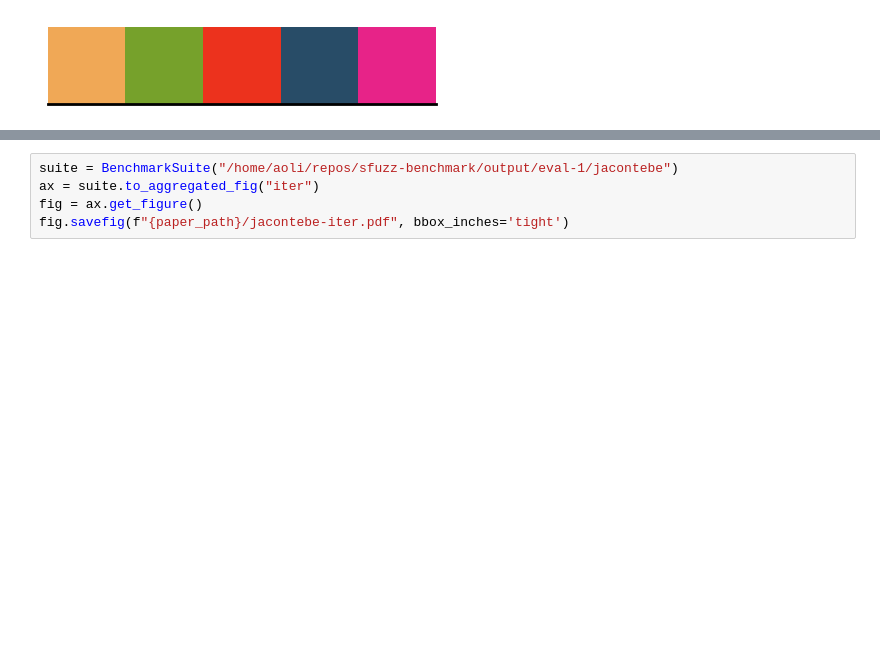
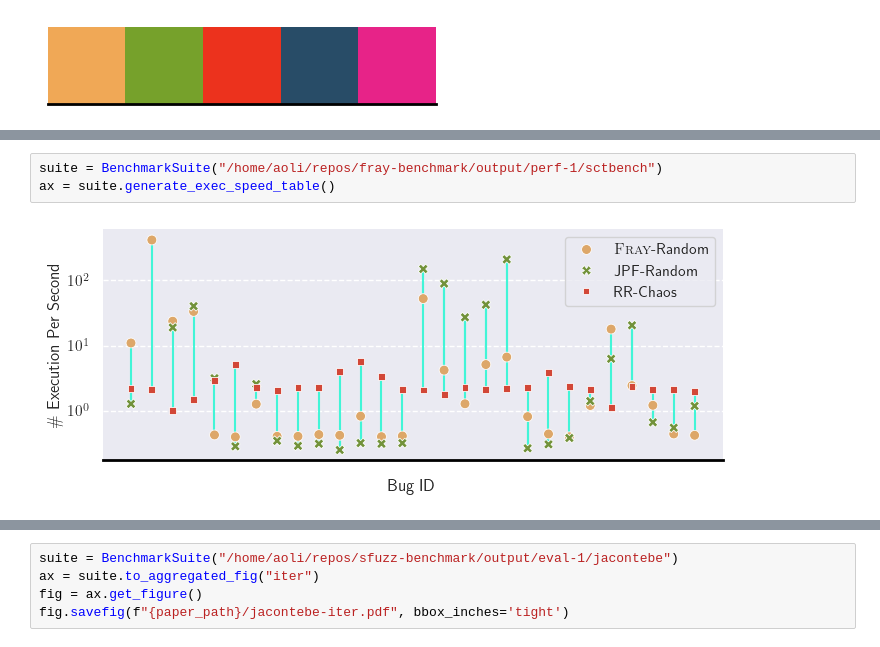
Before and after one commit to cmu-pasta/fray-benchmark, a Jupyter notebook: fray_benchmark/visualizer/playground.ipynb, the cells around one changed output, grey strips where cells are left out. Cells and saved outputs as stored; diff of their text form; blank space fills up the shorter version.

```diff
--- a/fray_benchmark/visualizer/playground.ipynb
+++ b/fray_benchmark/visualizer/playground.ipynb
@@ -18,3 +18,8 @@ ax = suite.to_aggregated_fig("time")
+# %%
+suite = BenchmarkSuite("/home/aoli/repos/fray-benchmark/output/perf-1/sctbench")
+ax = suite.generate_exec_speed_table()
+# %% [output]
+[figure, added]
 # %%
 suite = BenchmarkSuite("/home/aoli/repos/fray-benchmark/output/perf-1/sctbench")
 ax = suite.generate_search_space_table()
```
Also changed, not shown: parts of 7 cells of this notebook, 8 other files.
